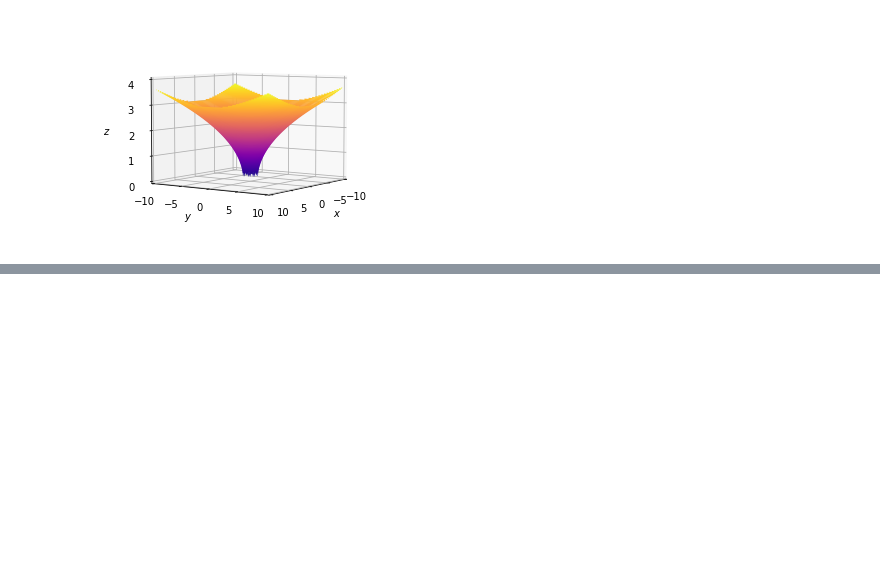
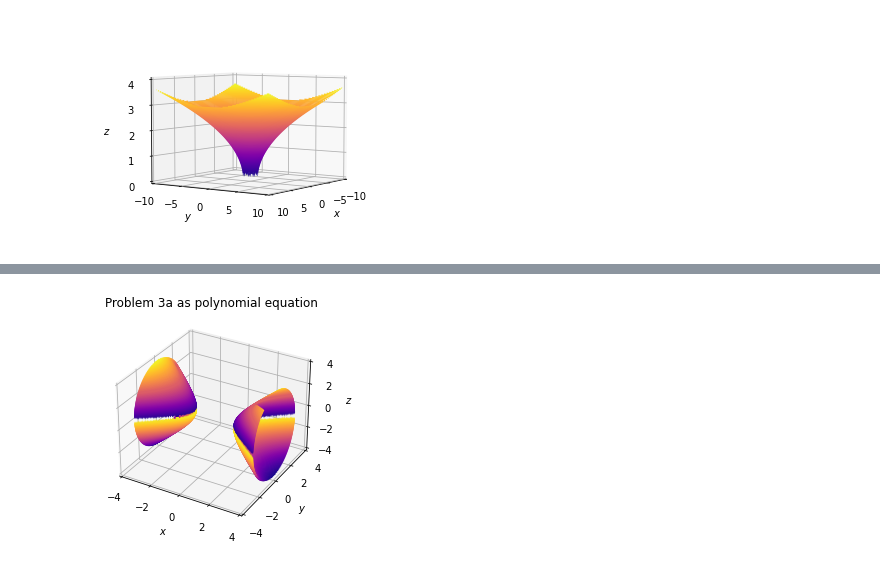
Before and after one commit to Nifrec/adv_calc_assignment, a Jupyter notebook: assignment_3/ass_3.ipynb, the cells around one changed output, grey strips where cells are left out. Drawn from its saved outputs; the diff is of its cells as text; code cells hidden in the pictures; blank space fills up the shorter version.

```diff
--- a/assignment_3/ass_3.ipynb
+++ b/assignment_3/ass_3.ipynb
@@ -135,0 +162,30 @@ plot_2c()
+# %%
+def plot_3a_as_given():
+    xy_limits = [-4, 4]
+    x = np.linspace(xy_limits[0], xy_limits[1], 800)
+    y = np.linspace(xy_limits[0], xy_limits[1], 800)
+
+    X, Y = np.meshgrid(x, y)
+
+    Z_plus = np.sqrt(-2 + np.power(X, 2) - 2* np.power(Y, 2))
+    Z_min = - Z_plus
+
+    fig = plt.figure()
+    ax = plt.axes(projection='3d')
+    ax.contour3D(X, Y, Z_plus, 100, cmap='plasma')
+    ax.contour3D(X, Y, Z_min, 100, cmap='plasma')
+
+    ax.set_xlabel('$x$')
+    ax.set_ylabel('$y$')
+    ax.set_zlabel('$z$')
+
+    ax.set_xlim(xy_limits)
+    ax.set_ylim(xy_limits)
+    ax.set_zlim([-4, 4])
+
+    ax.set_title("Problem 3a as polynomial equation")
+    # ax.view_init(15, 35) # Angle at which plot is shown
+
+plot_3a_as_given()
+# %% [output]
+[figure, added]
```
Also changed, not shown: parts of 3 cells of this notebook.
